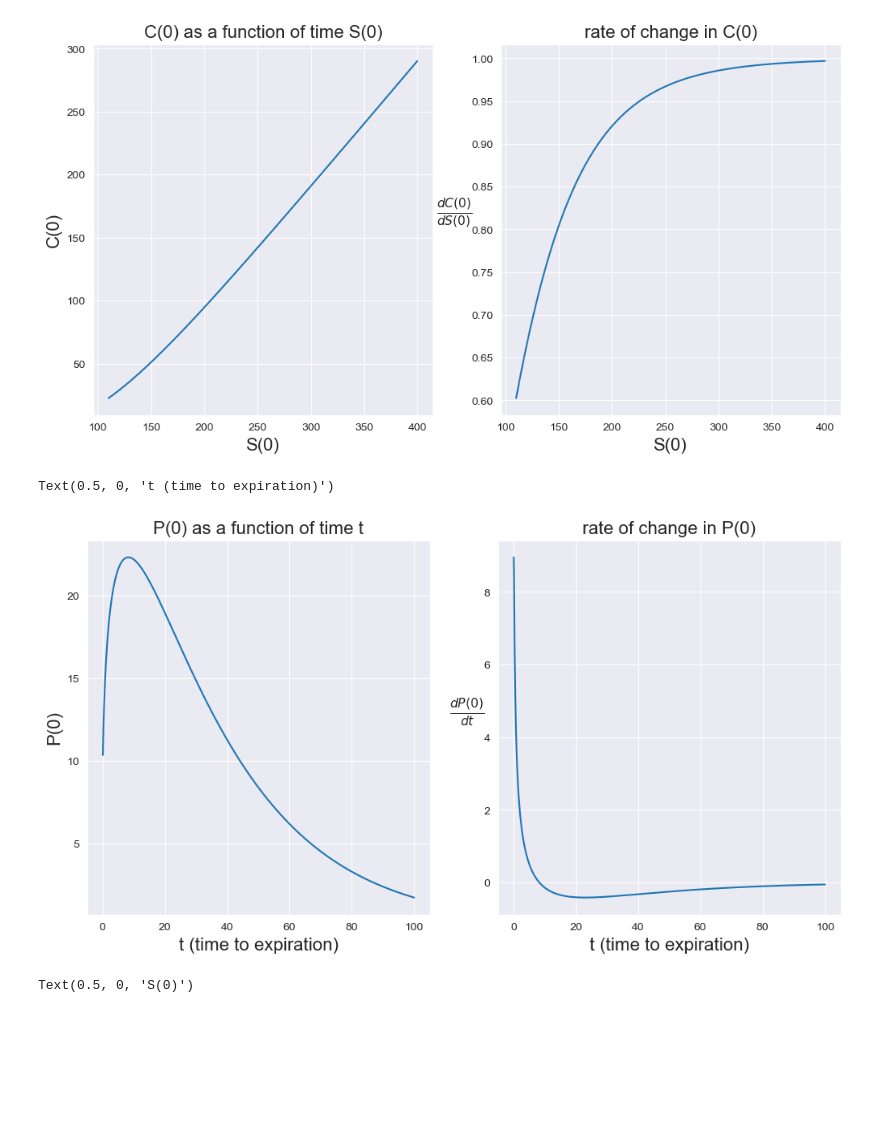
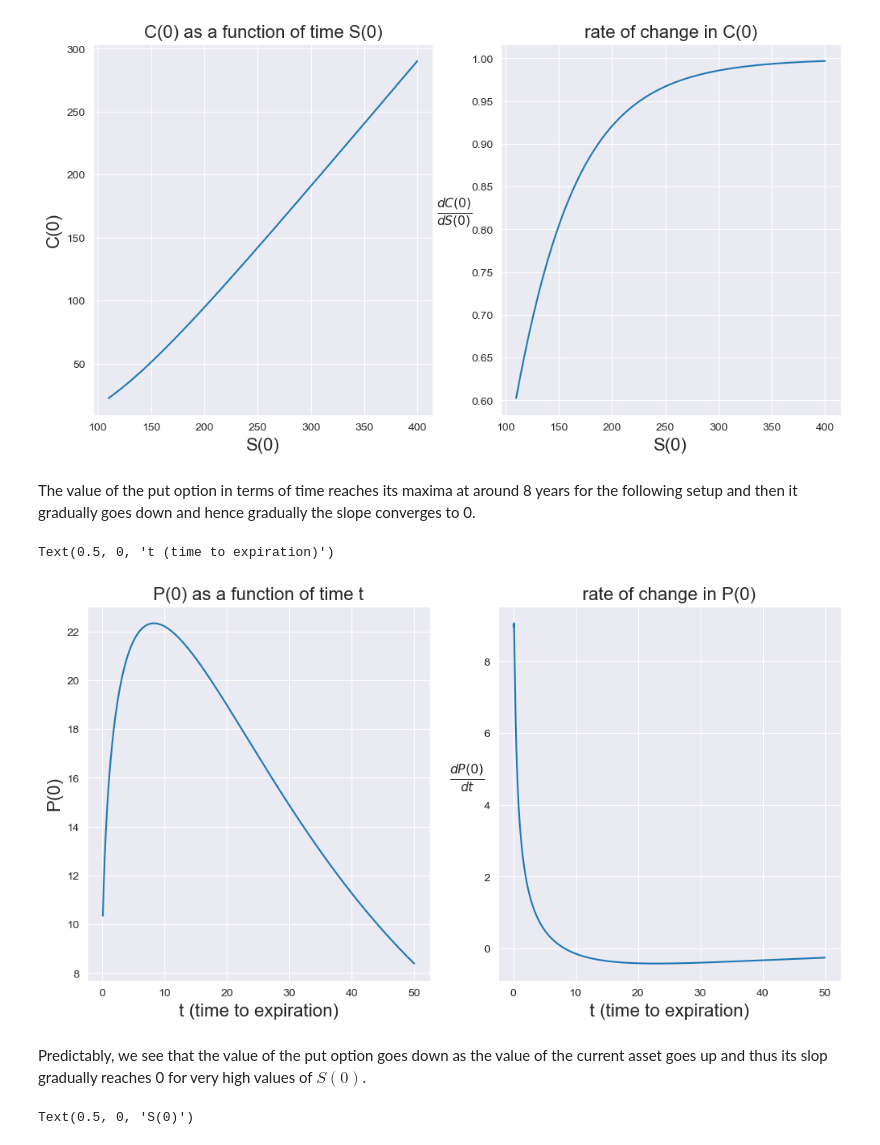
Before and after one commit to baner175/quant_finance_project, a Jupyter notebook: mini_project_3.ipynb, the cells around one changed output. Saved outputs shown, nothing was run; the diff lists cells and outputs as text; code cells hidden in the pictures; blank space fills up the shorter version.

```diff
--- a/mini_project_3.ipynb
+++ b/mini_project_3.ipynb
@@ -119,33 +201,37 @@ axes[1].set_xlabel('S(0)', fontsize = 16)
 # %% [output]
 Text(0.5, 0, 'S(0)')
 [figure]
+# %% [markdown]
+The value of the put option in terms of time reaches its maxima at around 8 years for the following setup and then it gradually goes down and hence gradually the slope converges to 0.
 # %%
 S0 = 100
 K = 110
 sigma = .3
 r = 0.035
-times = np.linspace(1/12, 100, 1000)
+times = np.linspace(1/12, 50, 1000)
 put_prices = [bs_put(S0,K,sigma, t = times[i], r = r) for i in range(len(times))]
 # call_prices = np.array([bs_call(S0,K,sigma, t = times[i], r = r) for i in range(len(times))])
 # put_prices = call_prices - S0 + K*np.exp(-r*times)
 put_prices_dt = [d_bs_put_dt(S0,K,sigma, t = times[i], r = r) for i in range(len(times))]
 
 
 fig, axes = plt.subplots(1,2 , figsize = (12,6))
 
 axes[0].plot(times, put_prices)
 axes[0].set_title('P(0) as a function of time t', fontsize = 16)
 axes[0].set_ylabel('P(0)', fontsize = 16)
 axes[0].set_xlabel('t (time to expiration)', fontsize = 16)
 
 axes[1].plot(times, put_prices_dt)
 axes[1].set_title('rate of change in P(0)', fontsize = 16)
 axes[1].set_ylabel('$\\frac{dP(0)}{dt}$', fontsize = 16,
                    rotation = 0, labelpad = 15)
 axes[1].set_xlabel('t (time to expiration)', fontsize = 16)
 # %% [output]
 Text(0.5, 0, 't (time to expiration)')
-[figure, old version]
+[figure, new version]
+# %% [markdown]
+Predictably, we see that the value of the put option goes down as the value of the current asset goes up and thus its slop gradually reaches 0 for very high values of $S(0)$.
 # %%
 t = 3
 K = 110
```
Also changed, not shown: parts of 4 cells of this notebook.
